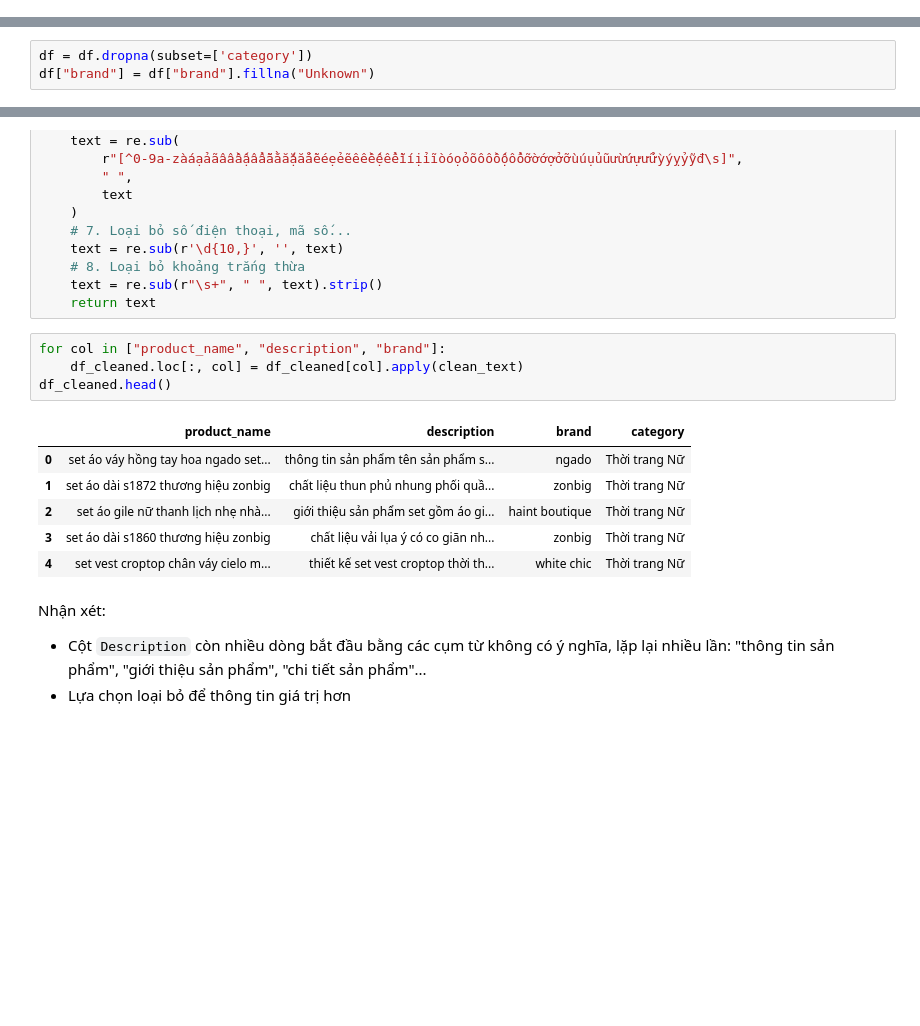
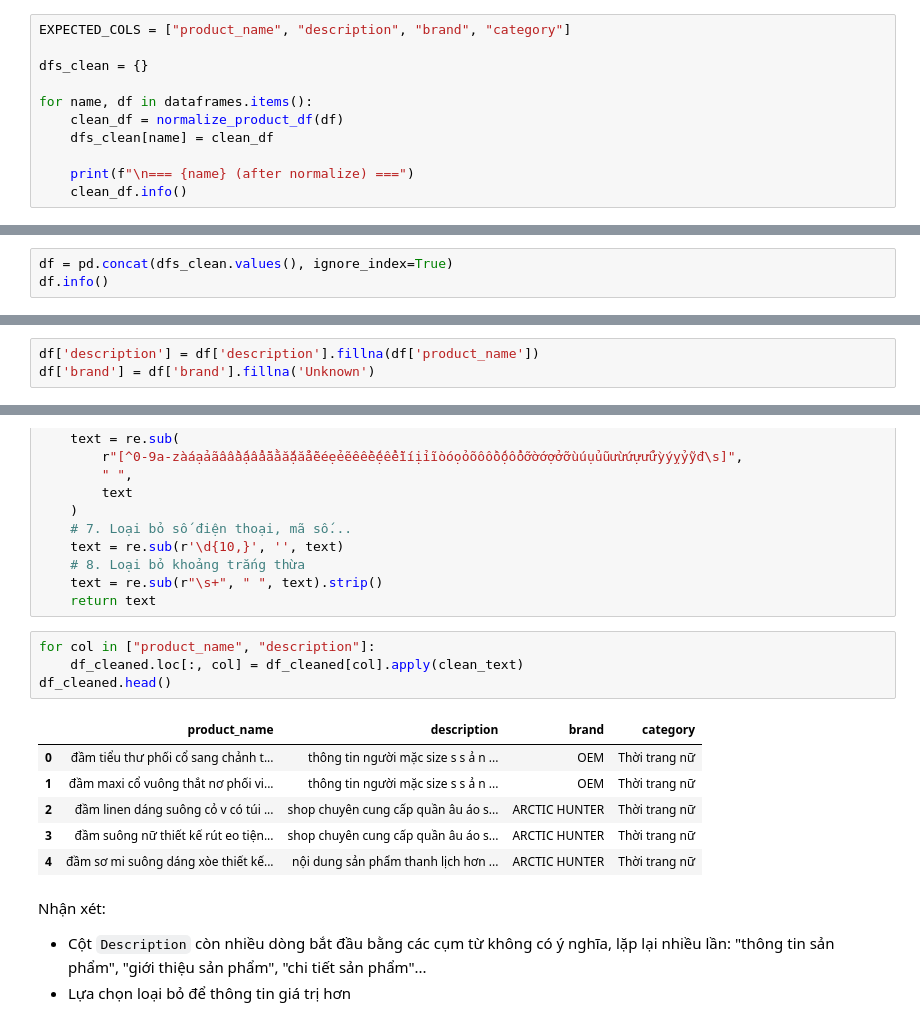
Before and after one commit to Leonn2285/NLP-final-project, a Jupyter notebook: notebooks/data_cleaning.ipynb, the cells around one changed output, grey strips where cells are left out. Drawn from its saved outputs; the diff is of its cells as text; blank space fills up the shorter version.

```diff
--- a/notebooks/data_cleaning.ipynb
+++ b/notebooks/data_cleaning.ipynb
@@ -47,0 +66,11 @@ memory usage: 112.7+ KB
+# %%
+EXPECTED_COLS = ["product_name", "description", "brand", "category"]
+
+dfs_clean = {}
+
+for name, df in dataframes.items():
+    clean_df = normalize_product_df(df)
+    dfs_clean[name] = clean_df
+
+    print(f"\n=== {name} (after normalize) ===")
+    clean_df.info()
@@ -47,0 +95,3 @@ memory usage: 112.7+ KB
+# %%
+df = pd.concat(dfs_clean.values(), ignore_index=True)
+df.info()
@@ -73,6 +130,6 @@ Hướng giải quyết:
 # %%
-df = df.dropna(subset=['category'])
-df["brand"] = df["brand"].fillna("Unknown")
+df['description'] = df['description'].fillna(df['product_name'])
+df['brand'] = df['brand'].fillna('Unknown')
 # %%
 #KIỂM TRA LẠI
 print("Số lượng missing values sau khi xử lý:")
@@ -167,16 +219,16 @@ def clean_text(text):
     text = re.sub(r"\s+", " ", text).strip()
     return text
 # %%
-for col in ["product_name", "description", "brand"]:
+for col in ["product_name", "description"]:
     df_cleaned.loc[:, col] = df_cleaned[col].apply(clean_text)
 df_cleaned.head()
 # %% [output]
 |  | product_name | description | brand | category |
-| 0 | set áo váy hồng tay hoa ngado set... | thông tin sản phẩm tên sản phẩm s... | ngado | Thời trang Nữ |
-| 1 | set áo dài s1872 thương hiệu zonbig | chất liệu thun phủ nhung phối quầ... | zonbig | Thời trang Nữ |
-| 2 | set áo gile nữ thanh lịch nhẹ nhà... | giới thiệu sản phẩm set gồm áo gi... | haint boutique | Thời trang Nữ |
-| 3 | set áo dài s1860 thương hiệu zonbig | chất liệu vải lụa ý có co giãn nh... | zonbig | Thời trang Nữ |
-| 4 | set vest croptop chân váy cielo m... | thiết kế set vest croptop thời th... | white chic | Thời trang Nữ |
+| 0 | đầm tiểu thư phối cổ sang chảnh t... | thông tin người mặc size s s ả n ... | OEM | Thời trang nữ |
+| 1 | đầm maxi cổ vuông thắt nơ phối vi... | thông tin người mặc size s s ả n ... | OEM | Thời trang nữ |
+| 2 | đầm linen dáng suông cỏ v có túi ... | shop chuyên cung cấp quần âu áo s... | ARCTIC HUNTER | Thời trang nữ |
+| 3 | đầm suông nữ thiết kế rút eo tiện... | shop chuyên cung cấp quần âu áo s... | ARCTIC HUNTER | Thời trang nữ |
+| 4 | đầm sơ mi suông dáng xòe thiết kế... | nội dung sản phẩm thanh lịch hơn ... | ARCTIC HUNTER | Thời trang nữ |
 # %% [markdown]
 Nhận xét:
 - Cột `Description` còn nhiều dòng bắt đầu bằng các cụm từ không có ý nghĩa, lặp lại nhiều lần: "thông tin sản phẩm", "giới thiệu sản phẩm", "chi tiết sản phẩm"...
```
Also changed, not shown: parts of 20 cells of this notebook, 39 other files.
